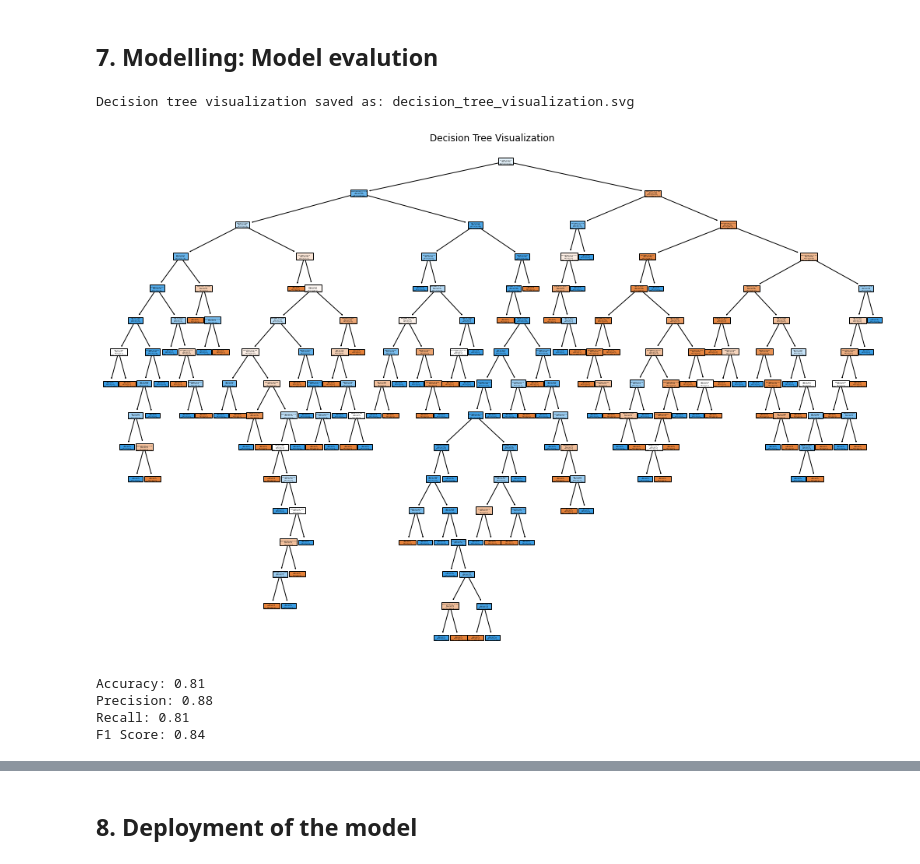
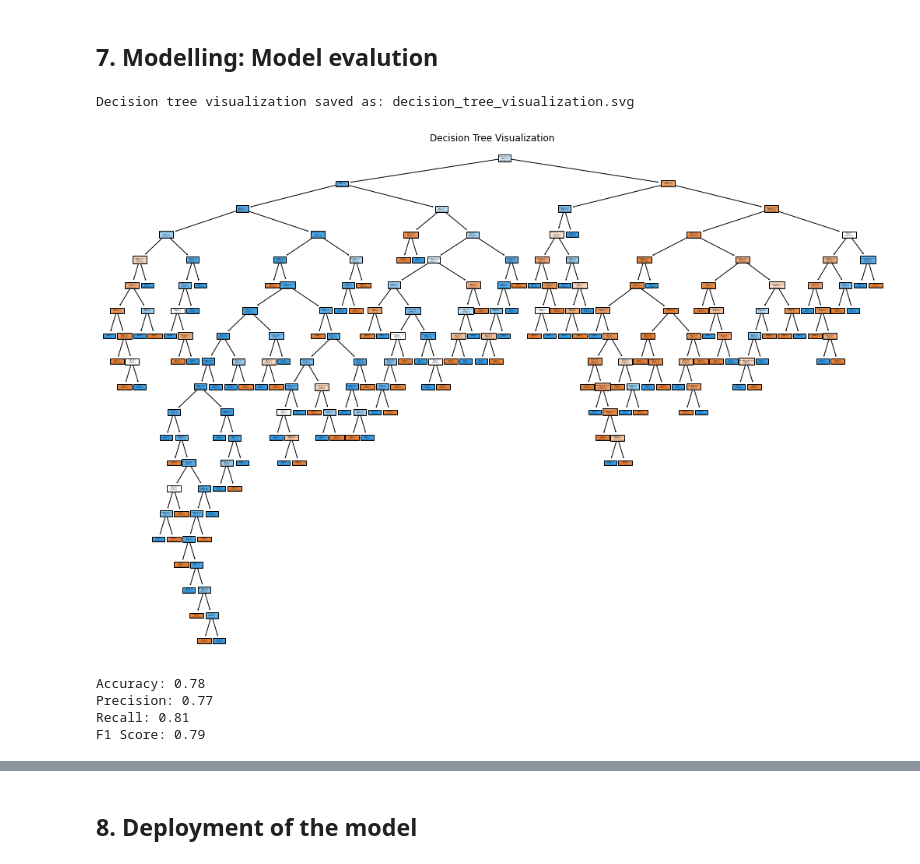
Before and after one commit to mennojak/HCAID, a Jupyter notebook: arteryalert/home/notebooks/Heart_disease_classifier_notebook.ipynb, the cells around one changed output, grey strips where cells are left out. Saved outputs shown, nothing was run; the diff lists cells and outputs as text; code cells hidden in the pictures.

Commit message:
Model prediction maken werkende

```diff
--- a/arteryalert/home/notebooks/Heart_disease_classifier_notebook.ipynb
+++ b/arteryalert/home/notebooks/Heart_disease_classifier_notebook.ipynb
@@ -114,8 +115,3 @@ df['HeartDisease'].value_counts().plot(kind='bar')
 ## 4 Data preprocessing
 We will use label encoding instead of one-hot encoding, since we're planning to use tree based algoritms.
 We want to use these type of algoritms because they are very explainable, which is important for the ethical consideration of our model.
-# %%
-from sklearn.preprocessing import LabelEncoder
-
-df = df.apply(LabelEncoder().fit_transform)
-df.head()
@@ -155,12 +172,7 @@ For our model we chose not to remove any of the present features.
 ## 6. Modelling: Model training
 We have chosen binary tree classification for our model to prioritize explainability in predicting cardiovascular risk. Explainability is crucial in this context because it empowers individuals to understand how and why a particular risk assessment was made. This transparency not only fosters trust in the model's predictions but also enables individuals to take informed actions to manage their cardiovascular health more effectively.
 # %%
-# Create a pipeline with preprocessing and model
-model = Pipeline([
-    ('preprocessor', preprocessor),
-    ('classifier', DecisionTreeClassifier())
-])
-
-# Fit the model
+# Create and fit the model
+model = DecisionTreeClassifier()
 model.fit(X_train, y_train)
 # %% [output]
@@ -180,47 +182,50 @@ Pipeline(steps=[('preprocessor',
 # %%
 from sklearn.tree import plot_tree
 from sklearn.metrics import accuracy_score, precision_score, recall_score, f1_score
 
-# Get the transformed feature names from the preprocessor
-transformed_feature_names = (
-    model.named_steps['preprocessor']
-    .named_transformers_['cat']
-    .get_feature_names(input_features=categorical_cols)
-    .tolist()
-)
+# Define categorical and numerical columns
+categorical_cols = ['Sex', 'ChestPainType', 'FastingBS', 'RestingECG', 'ExerciseAngina', 'ST_Slope']
+numerical_cols = ['Age', 'RestingBP', 'Cholesterol', 'MaxHR', 'Oldpeak']
 
-# Combine the transformed feature names with numerical feature names
-feature_names = numerical_cols + transformed_feature_names
+# Apply OneHotEncoding to categorical columns
+encoder = OneHotEncoder(drop='first', sparse=False)
+X_encoded = encoder.fit_transform(X[categorical_cols])
 
-# Visualize the decision tree and save it to as a svg
+# Get the feature names for one-hot encoded columns
+one_hot_feature_names = encoder.get_feature_names(categorical_cols)
+
+# Combine categorical feature names and numerical column names
+feature_names = list(one_hot_feature_names) + numerical_cols
+
+# Visualize the decision tree and save it to as an SVG file
 plt.figure(figsize=(18, 12))
-plot_tree(model.named_steps['classifier'], feature_names=feature_names, class_names=["No Heart Disease", "Heart Disease"], filled=True)
+plot_tree(model, feature_names=feature_names, class_names=["No Heart Disease", "Heart Disease"], filled=True)
 plt.title('Decision Tree Visualization')
 
 image_path = 'decision_tree_visualization.svg'
 plt.savefig(image_path, format='svg')
 print(f'Decision tree visualization saved as: {image_path}')
 
 plt.show()
 
 # Calculate and display additional evaluation metrics
 y_pred = model.predict(X_test)
 accuracy = accuracy_score(y_test, y_pred)
 precision = precision_score(y_test, y_pred)
 recall = recall_score(y_test, y_pred)
 f1 = f1_score(y_test, y_pred)
 
 print(f'Accuracy: {accuracy:.2f}')
 print(f'Precision: {precision:.2f}')
 print(f'Recall: {recall:.2f}')
 print(f'F1 Score: {f1:.2f}')
 # %% [output]
 Decision tree visualization saved as: decision_tree_visualization.svg
-[figure, old version]
+[figure, new version]
-Accuracy: 0.81
-Precision: 0.88
+Accuracy: 0.78
+Precision: 0.77
 Recall: 0.81
-F1 Score: 0.84
+F1 Score: 0.79
 # %%
 #Get the confusion matrix
 from sklearn.metrics import confusion_matrix
```
Also changed, not shown: parts of 6 cells of this notebook, 7 other files.
